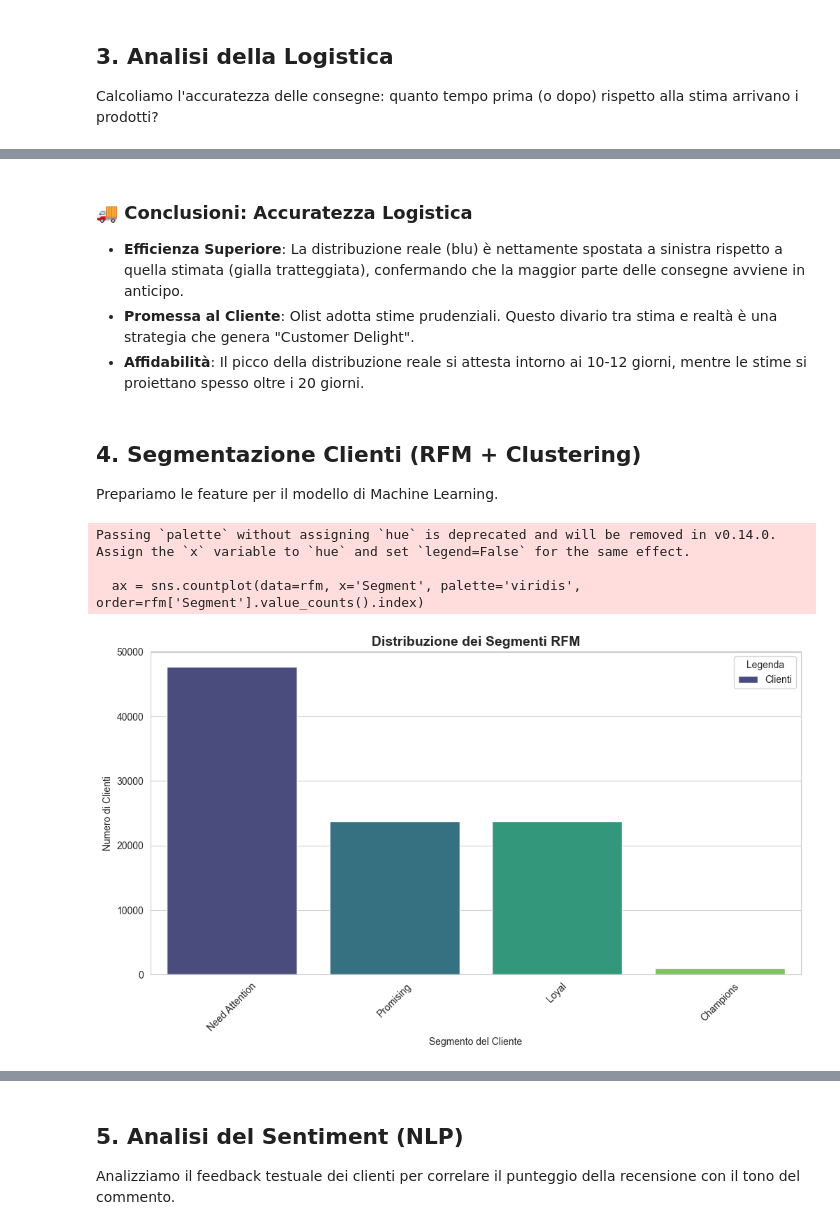
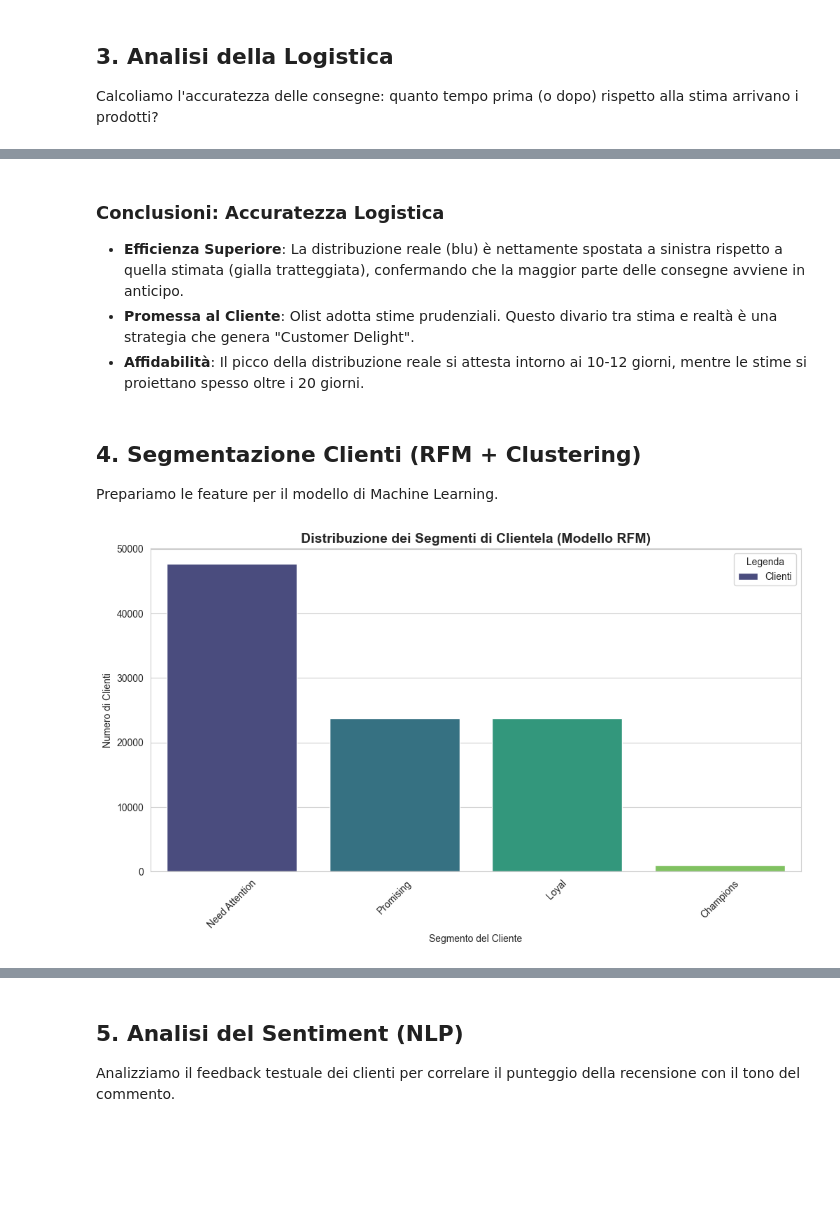
Before and after one commit to EricaZampella/portfolio_ecommerce, a Jupyter notebook: Portfolio_Olist_Analysis.ipynb, the cells around one changed output, grey strips where cells are left out. Drawn from its saved outputs; the diff is of its cells as text; code cells hidden in the pictures; blank space fills up the shorter version.

```diff
--- a/Portfolio_Olist_Analysis.ipynb
+++ b/Portfolio_Olist_Analysis.ipynb
@@ -113,5 +113,5 @@ plt.show()
 # %% [markdown]
-### 🚚 Conclusioni: Accuratezza Logistica
+### Conclusioni: Accuratezza Logistica
 - **Efficienza Superiore**: La distribuzione reale (blu) è nettamente spostata a sinistra rispetto a quella stimata (gialla tratteggiata), confermando che la maggior parte delle consegne avviene in anticipo.
 - **Promessa al Cliente**: Olist adotta stime prudenziali. Questo divario tra stima e realtà è una strategia che genera "Customer Delight".
 - **Affidabilità**: Il picco della distribuzione reale si attesta intorno ai 10-12 giorni, mentre le stime si proiettano spesso oltre i 20 giorni.
@@ -155,19 +155,16 @@ rfm_scaled = scaler.fit_transform(rfm[['recency', 'frequency', 'monetary']])
 # %%
 plt.figure(figsize=(12, 6))
 ax = sns.countplot(data=rfm, x='Segment', palette='viridis', order=rfm['Segment'].value_counts().index)
-plt.title('Distribuzione dei Segmenti RFM', fontsize=14, loc='center', fontweight='bold')
+plt.title('Distribuzione dei Segmenti di Clientela (Modello RFM)', fontsize=14, fontweight='bold')
 plt.xticks(rotation=45)
 plt.xlabel('Segmento del Cliente')
 plt.ylabel('Numero di Clienti')
 plt.legend(['Clienti'], loc='upper right', title='Legenda')
 plt.show()
 
 # Procediamo con il Clustering
 kmeans = KMeans(n_clusters=4, random_state=42)
 rfm['Cluster'] = kmeans.fit_predict(rfm_scaled)
 # %% [output]
-Passing `palette` without assigning `hue` is deprecated and will be removed in v0.14.0. Assign the `x` variable to `hue` and set `legend=False` for the same effect.
-
-  ax = sns.countplot(data=rfm, x='Segment', palette='viridis', order=rfm['Segment'].value_counts().index)
-[figure, old version]
+[figure, new version]
 # %% [markdown]
```
Also changed, not shown: parts of 19 cells of this notebook, 1 other file.
